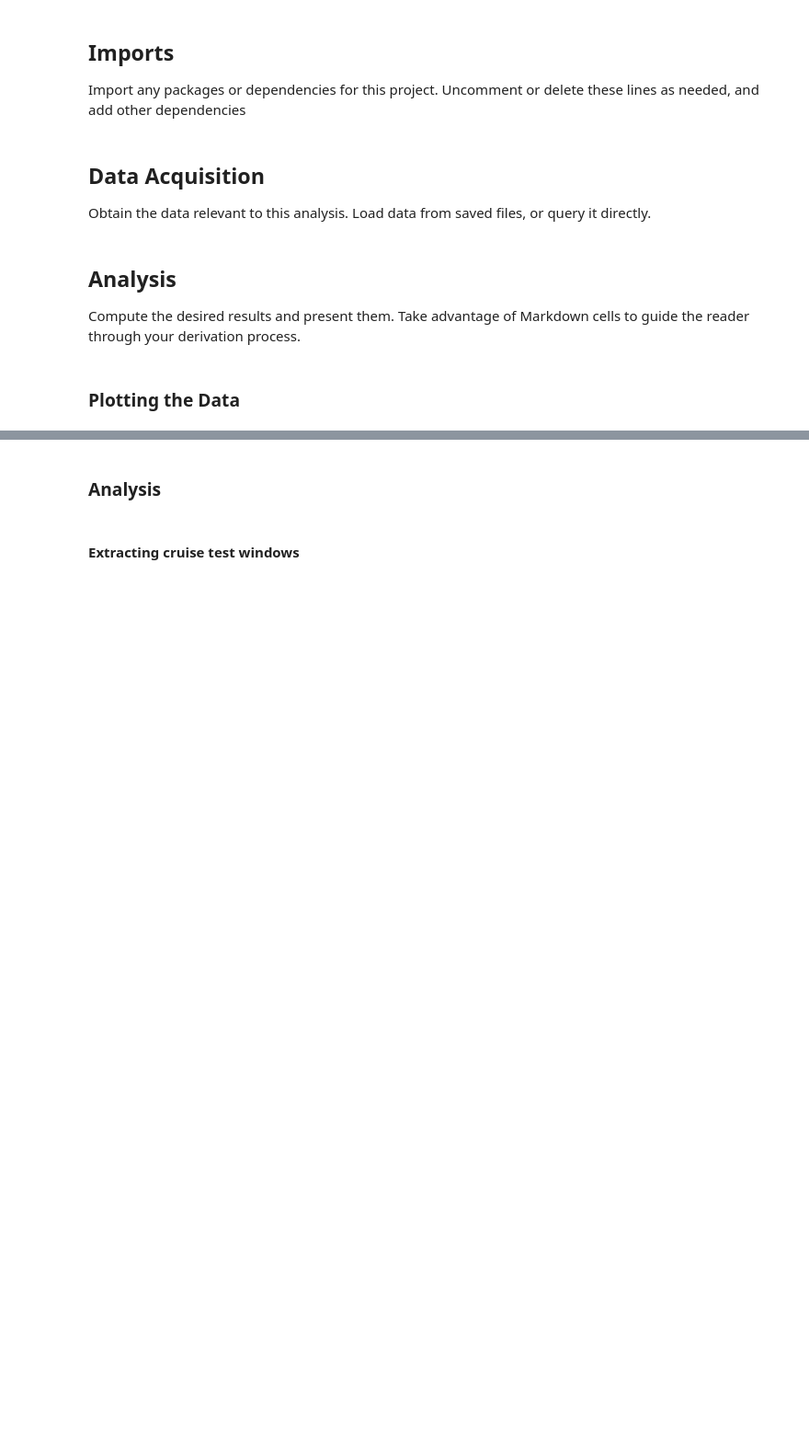
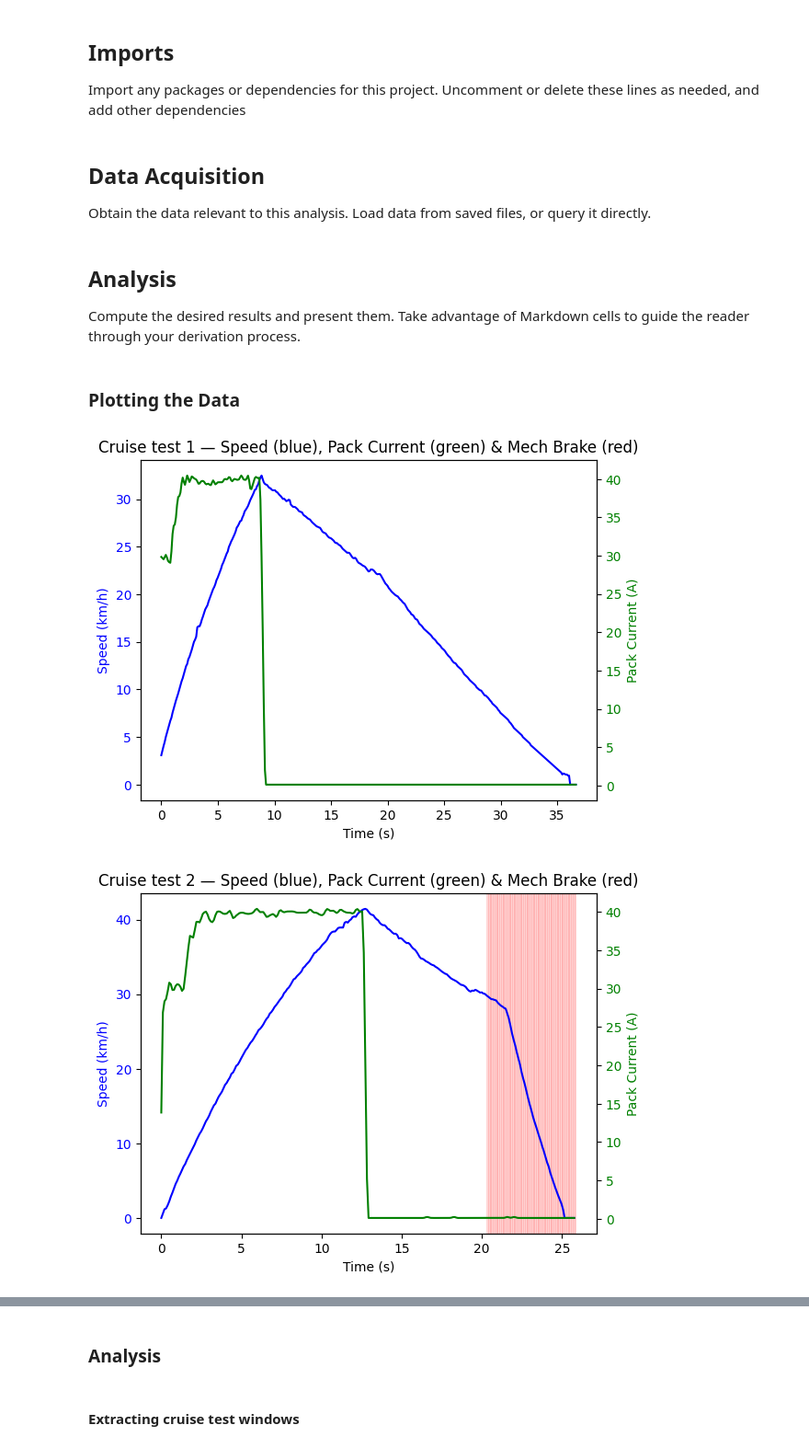
Before and after one commit to UBC-Solar/data_analysis, a Jupyter notebook: v4/drag_area_coefficient/drag_area_coefficient.ipynb, the cells around one changed output, grey strips where cells are left out. Shown at 92% size. Cells and saved outputs as stored; diff of their text form; code cells hidden in the pictures; blank space fills up the shorter version.

Commit message:
initial plots of each cruise test

```diff
--- a/v4/drag_area_coefficient/drag_area_coefficient.ipynb
+++ b/v4/drag_area_coefficient/drag_area_coefficient.ipynb
@@ -36,7 +36,7 @@ if LOAD_FROM_FILE:
     current_file = DATA_DIR / "cruise_pack_currents.bin"
     brake_file = DATA_DIR / "cruise_brake_presseds.bin"
     with open(speed_file, "rb") as f:
-        cruise_motor_speeds: list[TimeSeries] = dill.load(f)
+        cruise_speeds: list[TimeSeries] = dill.load(f)
     with open(current_file, "rb") as f:
         cruise_pack_currents: list[TimeSeries] = dill.load(f)
     with open(brake_file, "rb") as f:
@@ -59,7 +59,7 @@ else:
                   datetime.fromisoformat("2026-04-02T21:05:46Z"),
                   datetime.fromisoformat("2026-04-02T21:10:46Z"),]
 
-    cruise_motor_speeds: list[TimeSeries] = []
+    cruise_speeds: list[TimeSeries] = []
     cruise_pack_currents: list[TimeSeries] = []
     cruise_brake_presseds: list[TimeSeries] = []
 
@@ -68,6 +68,13 @@ else:
         pack_current: TimeSeries = client.query_time_series(start=start, stop=stop, field="PackCurrent", units="A")
         brake_pressed: TimeSeries = client.query_time_series(start=start, stop=stop, field="BrakePressed")
 
+        motor_rotating_speed, pack_current, brake_pressed = TimeSeries.align( # different sampling rates for each data
+            motor_rotating_speed, pack_current, brake_pressed
+        )
+
+        cruise_speeds.append(motor_rotating_speed)
+        cruise_pack_currents.append(pack_current)
+        cruise_brake_presseds.append(brake_pressed)
 
     # with open(DATA_DIR / "cruise_motor_speeds.bin", 'wb') as f:
     #     dill.dump(cruise_motor_speeds, f)
@@ -82,5 +89,30 @@ Compute the desired results and present them. Take advantage of Markdown cells t
 # %% [markdown]
 ### Plotting the Data
 # %%
-for i, (speed, current, brake) in enumerate(zip(cruise_motor_speeds, cruise_pack_currents, cruise_brake_presseds)):
-    pass
+for i, (speed, current, brake) in enumerate(zip(cruise_speeds, cruise_pack_currents, cruise_brake_presseds)):
+    fig, ax1 = plt.subplots()
+    t_axis = speed.x_axis
+    period = speed.period
+
+    # Plot Speed (km/h) on the left y-axis
+    ax1.plot(t_axis, speed, color='blue')
+    ax1.set_xlabel('Time (s)')
+    ax1.set_ylabel('Speed (km/h)', color='blue')
+    ax1.tick_params(axis='y', labelcolor='blue')
+
+    # Create a secondary y-axis for pack current (A)
+    ax2 = ax1.twinx()
+    ax2.plot(t_axis, current, color='green')
+    ax2.set_ylabel('Pack Current (A)', color='green')
+    ax2.tick_params(axis='y', labelcolor='green')
+
+    # Change background color based on brake (1 or 0)
+    for j, value in enumerate(brake):
+        if value == 1:
+            ax1.axvspan(t_axis[j], t_axis[j]+period, color='red', alpha=0.1)  # Highlight background when brake is pressed
+
+    plt.title(f"Cruise test {i+1} — Speed (blue), Pack Current (green) & Mech Brake (red)")
+    plt.show()
+# %% [output]
+[figure, added]
+[figure, added]
```
Also changed, not shown: parts of 3 cells of this notebook.
